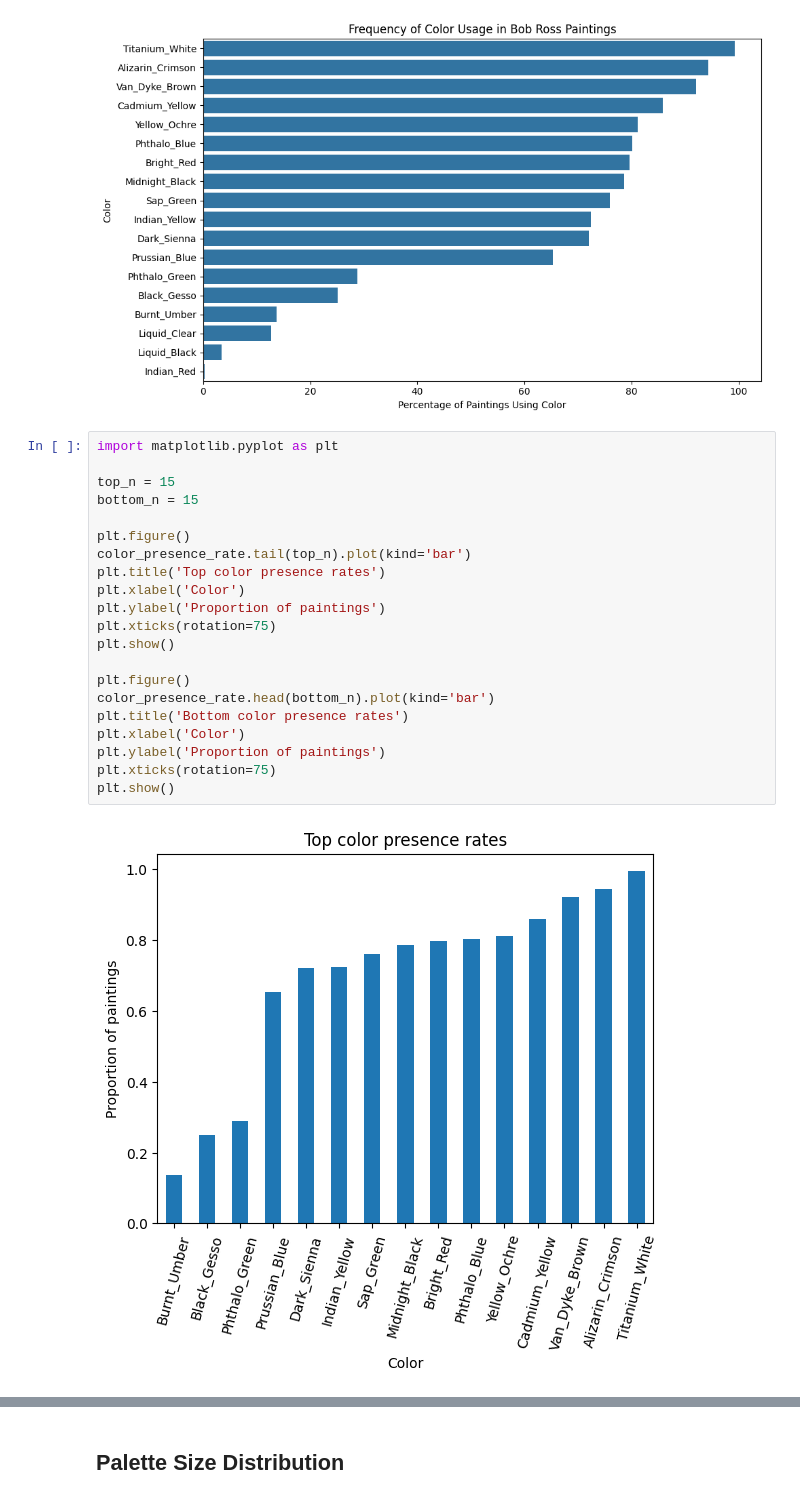
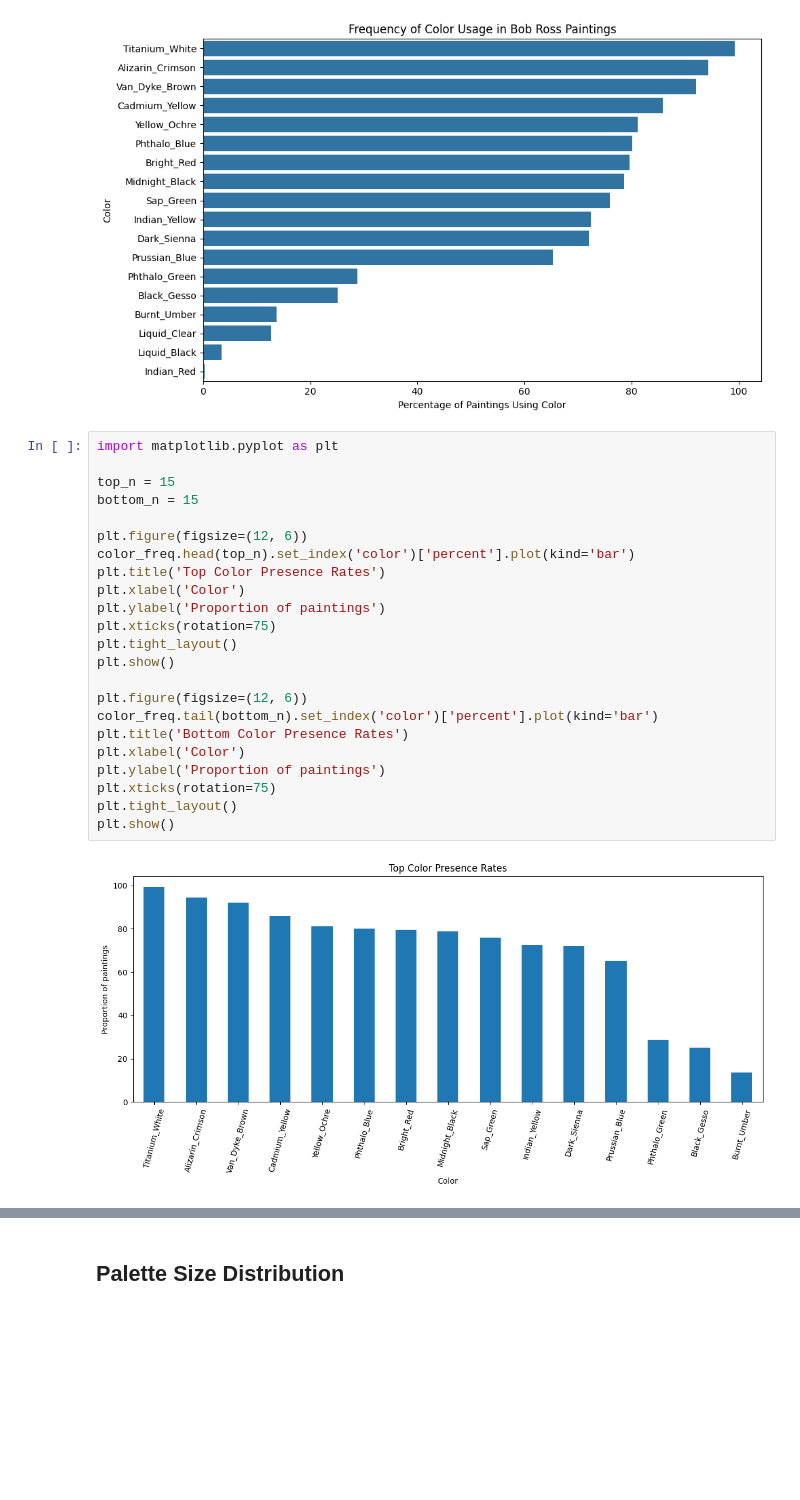
Before and after one commit to liubruce11/BA820-TeamB7, a Jupyter notebook: Bob_Ross.ipynb, the cells around one changed output, grey strips where cells are left out. Cells and saved outputs as stored; diff of their text form; blank space fills up the shorter version.

```diff
--- a/Bob_Ross.ipynb
+++ b/Bob_Ross.ipynb
@@ -115,23 +115,25 @@ plt.show()
 # %%
 import matplotlib.pyplot as plt
 
 top_n = 15
 bottom_n = 15
 
-plt.figure()
-color_presence_rate.tail(top_n).plot(kind='bar')
-plt.title('Top color presence rates')
+plt.figure(figsize=(12, 6))
+color_freq.head(top_n).set_index('color')['percent'].plot(kind='bar')
+plt.title('Top Color Presence Rates')
 plt.xlabel('Color')
 plt.ylabel('Proportion of paintings')
 plt.xticks(rotation=75)
+plt.tight_layout()
 plt.show()
 
-plt.figure()
-color_presence_rate.head(bottom_n).plot(kind='bar')
-plt.title('Bottom color presence rates')
+plt.figure(figsize=(12, 6))
+color_freq.tail(bottom_n).set_index('color')['percent'].plot(kind='bar')
+plt.title('Bottom Color Presence Rates')
 plt.xlabel('Color')
 plt.ylabel('Proportion of paintings')
 plt.xticks(rotation=75)
+plt.tight_layout()
 plt.show()
 # %% [output]
-[figure, old version]
+[figure, new version]
```
Also changed, not shown: parts of 2 cells of this notebook.
